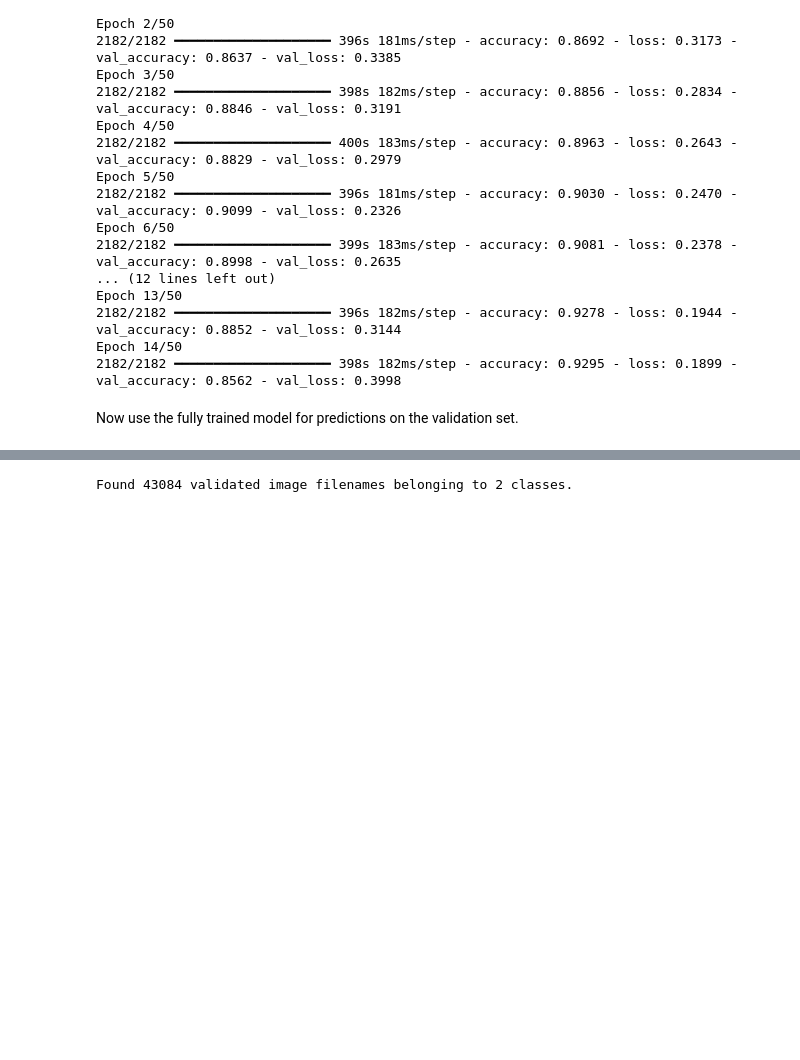
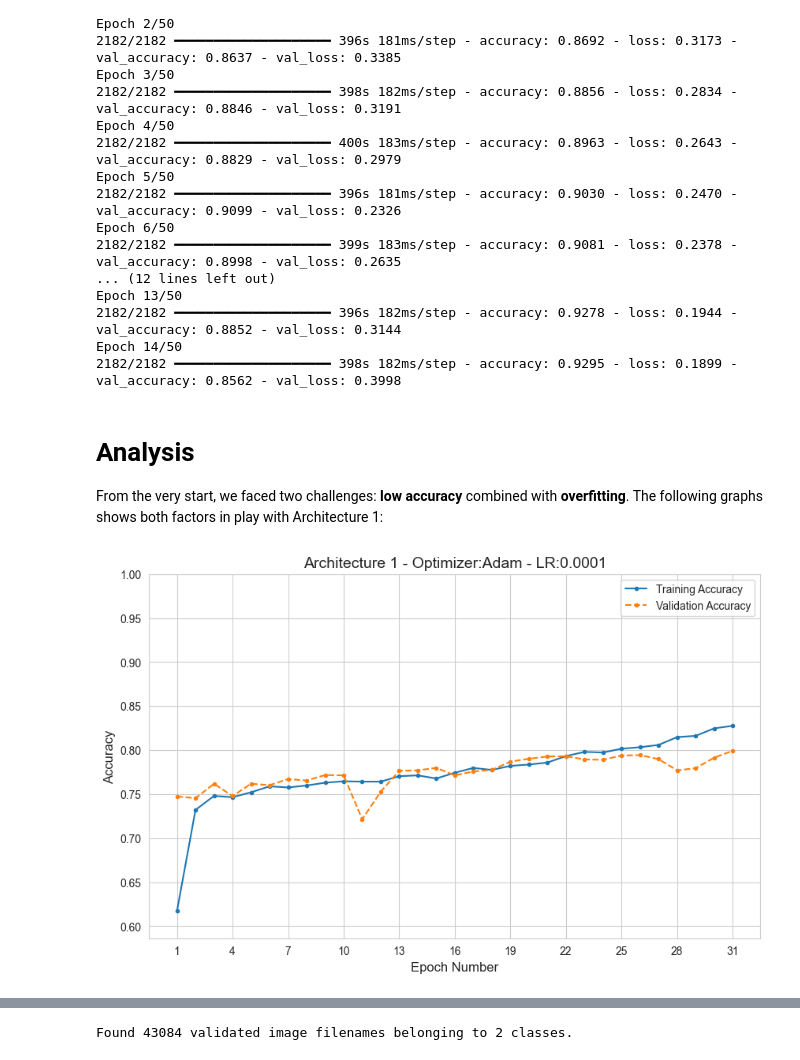
Before and after one commit to seanpritchard94/cancer-detection, a Jupyter notebook: cancer_detection.ipynb, the cells around one changed output, grey strips where cells are left out. Cells and saved outputs as stored; diff of their text form; code cells hidden in the pictures; blank space fills up the shorter version.

```diff
--- a/cancer_detection.ipynb
+++ b/cancer_detection.ipynb
@@ -1307,4 +1259,6 @@ Epoch 14/50
 # %%
 full_model.save('/content/drive/My Drive/data/cancer_detection.keras')
 # %% [markdown]
-Now use the fully trained model for predictions on the validation set.
+# Analysis #
+
+From the very start, we faced two challenges: **low accuracy** combined with **overfitting**. The following graphs shows both factors in play with Architecture 1:
@@ -1315,0 +1265,4 @@ full_model = model
+# %%
+plot_arch_1()
+# %% [output]
+[figure, added]
```
Also changed, not shown: parts of 33 cells of this notebook.
